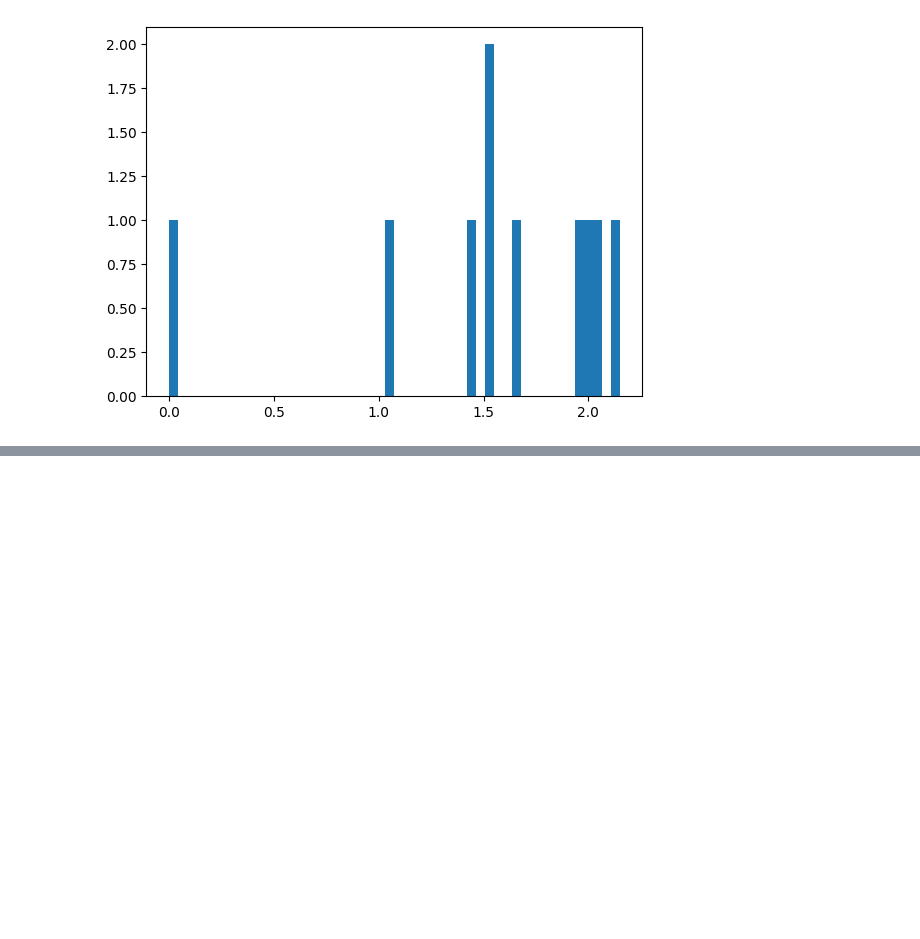
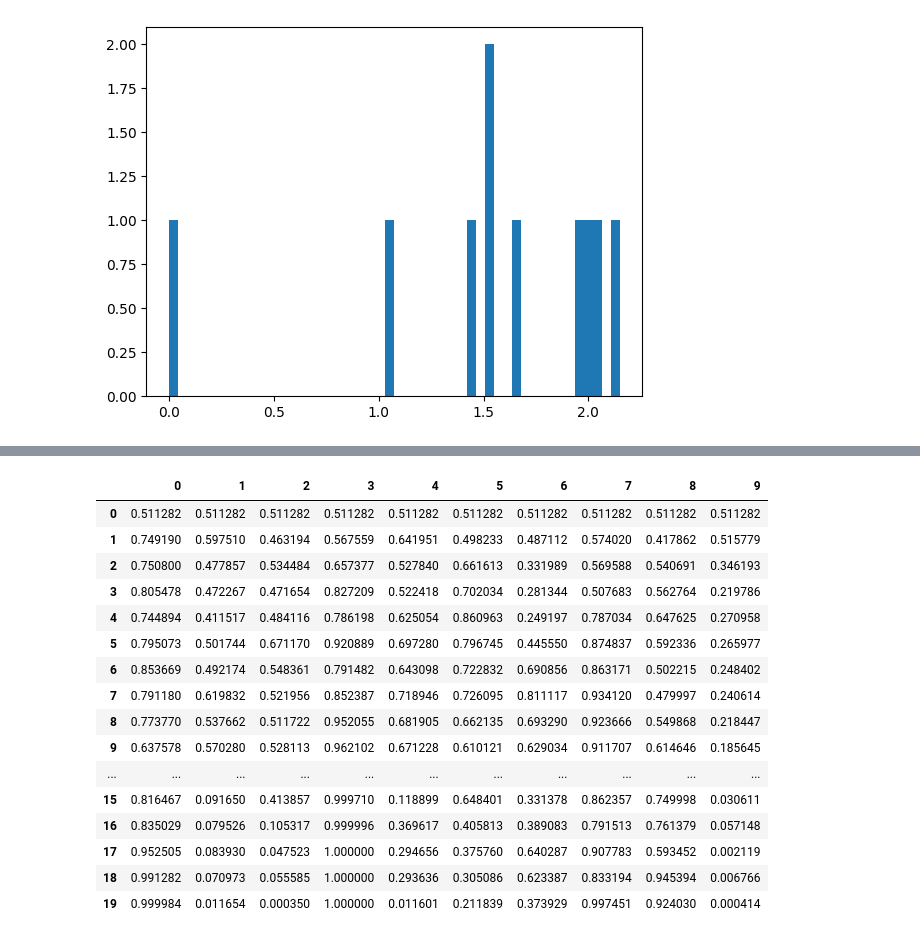
Before and after one commit to Antoinebattini/Deep_hedging_research, a Jupyter notebook: Deep_Hedging/Deep_hedging_Hull/PnL_Approach.ipynb, the cells around one changed output, grey strips where cells are left out. Cells and saved outputs as stored; diff of their text form; code cells hidden in the pictures; blank space fills up the shorter version.

```diff
--- a/Deep_Hedging/Deep_hedging_Hull/PnL_Approach.ipynb
+++ b/Deep_Hedging/Deep_hedging_Hull/PnL_Approach.ipynb
@@ -1310,0 +1335,25 @@ plt.hist(w_T_vars.T,bins =50)
+# %%
+deltas =pd.DataFrame(deltas)
+deltas = deltas.T
+# %%
+deltas = deltas[:-1]
+# %%
+deltas
+# %% [output]
+|  | 0 | 1 | 2 | 3 | 4 | 5 | 6 | 7 | 8 | 9 |
+| 0 | 0.511282 | 0.511282 | 0.511282 | 0.511282 | 0.511282 | 0.511282 | 0.511282 | 0.511282 | 0.511282 | 0.511282 |
+| 1 | 0.749190 | 0.597510 | 0.463194 | 0.567559 | 0.641951 | 0.498233 | 0.487112 | 0.574020 | 0.417862 | 0.515779 |
+| 2 | 0.750800 | 0.477857 | 0.534484 | 0.657377 | 0.527840 | 0.661613 | 0.331989 | 0.569588 | 0.540691 | 0.346193 |
+| 3 | 0.805478 | 0.472267 | 0.471654 | 0.827209 | 0.522418 | 0.702034 | 0.281344 | 0.507683 | 0.562764 | 0.219786 |
+| 4 | 0.744894 | 0.411517 | 0.484116 | 0.786198 | 0.625054 | 0.860963 | 0.249197 | 0.787034 | 0.647625 | 0.270958 |
+| 5 | 0.795073 | 0.501744 | 0.671170 | 0.920889 | 0.697280 | 0.796745 | 0.445550 | 0.874837 | 0.592336 | 0.265977 |
+| 6 | 0.853669 | 0.492174 | 0.548361 | 0.791482 | 0.643098 | 0.722832 | 0.690856 | 0.863171 | 0.502215 | 0.248402 |
+| 7 | 0.791180 | 0.619832 | 0.521956 | 0.852387 | 0.718946 | 0.726095 | 0.811117 | 0.934120 | 0.479997 | 0.240614 |
+| 8 | 0.773770 | 0.537662 | 0.511722 | 0.952055 | 0.681905 | 0.662135 | 0.693290 | 0.923666 | 0.549868 | 0.218447 |
+| 9 | 0.637578 | 0.570280 | 0.528113 | 0.962102 | 0.671228 | 0.610121 | 0.629034 | 0.911707 | 0.614646 | 0.185645 |
+| ... | ... | ... | ... | ... | ... | ... | ... | ... | ... | ... |
+| 15 | 0.816467 | 0.091650 | 0.413857 | 0.999710 | 0.118899 | 0.648401 | 0.331378 | 0.862357 | 0.749998 | 0.030611 |
+| 16 | 0.835029 | 0.079526 | 0.105317 | 0.999996 | 0.369617 | 0.405813 | 0.389083 | 0.791513 | 0.761379 | 0.057148 |
+| 17 | 0.952505 | 0.083930 | 0.047523 | 1.000000 | 0.294656 | 0.375760 | 0.640287 | 0.907783 | 0.593452 | 0.002119 |
+| 18 | 0.991282 | 0.070973 | 0.055585 | 1.000000 | 0.293636 | 0.305086 | 0.623387 | 0.833194 | 0.945394 | 0.006766 |
+| 19 | 0.999984 | 0.011654 | 0.000350 | 1.000000 | 0.011601 | 0.211839 | 0.373929 | 0.997451 | 0.924030 | 0.000414 |
```
Also changed, not shown: parts of 14 cells of this notebook.
